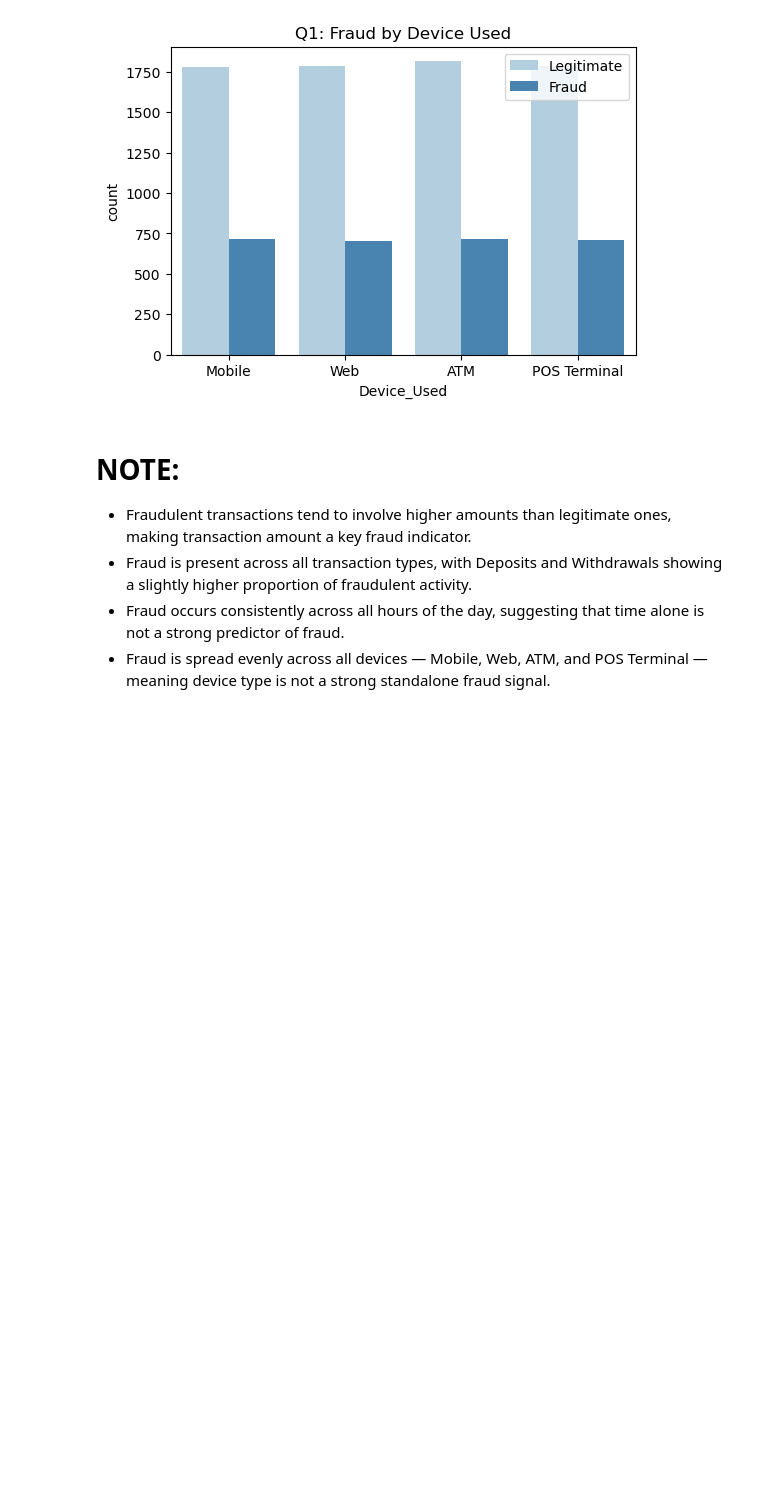
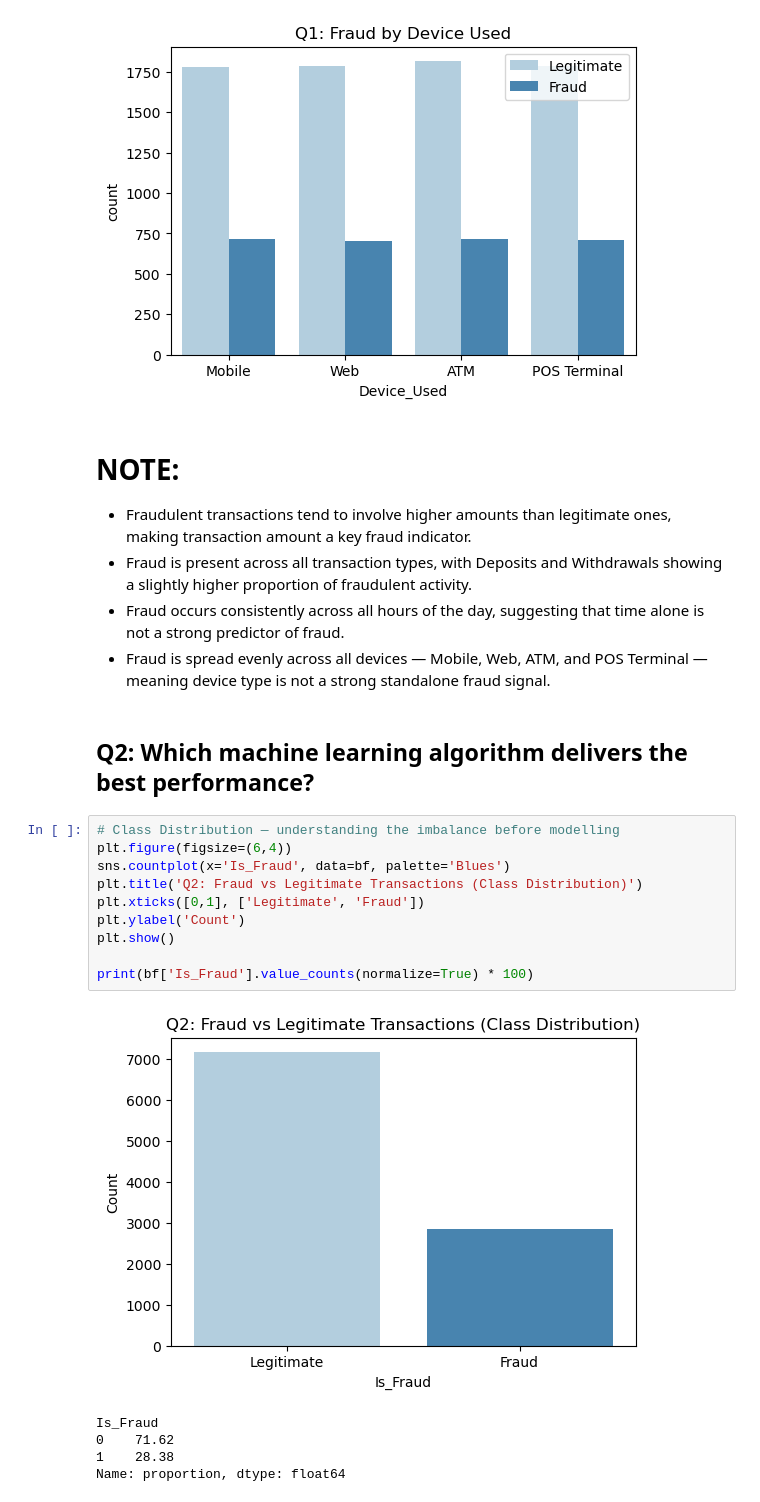
Before and after one commit to nduvawinnie/ai-powered-banking-fraud-detection-analysis, a Jupyter notebook: WINNIE_PROJECTS/new_banking_frauds.ipynb, the cells around one changed output. Drawn from its saved outputs; the diff is of its cells as text; blank space fills up the shorter version.

Commit message:
“new_banking_frauds.ipynb”

```diff
--- a/WINNIE_PROJECTS/new_banking_frauds.ipynb
+++ b/WINNIE_PROJECTS/new_banking_frauds.ipynb
@@ -261,3 +261,21 @@ plt.show()
   alone is not a strong predictor of fraud.
 - Fraud is spread evenly across all devices — Mobile, Web, ATM, and POS Terminal
   — meaning device type is not a strong standalone fraud signal.
+# %% [markdown]
+ ## Q2: Which machine learning algorithm delivers the best performance?
+# %%
+# Class Distribution — understanding the imbalance before modelling
+plt.figure(figsize=(6,4))
+sns.countplot(x='Is_Fraud', data=bf, palette='Blues')
+plt.title('Q2: Fraud vs Legitimate Transactions (Class Distribution)')
+plt.xticks([0,1], ['Legitimate', 'Fraud'])
+plt.ylabel('Count')
+plt.show()
+
+print(bf['Is_Fraud'].value_counts(normalize=True) * 100)
+# %% [output]
+[figure, added]
+Is_Fraud
+0    71.62
+1    28.38
+Name: proportion, dtype: float64
```
Also changed, not shown: parts of 3 cells of this notebook.
